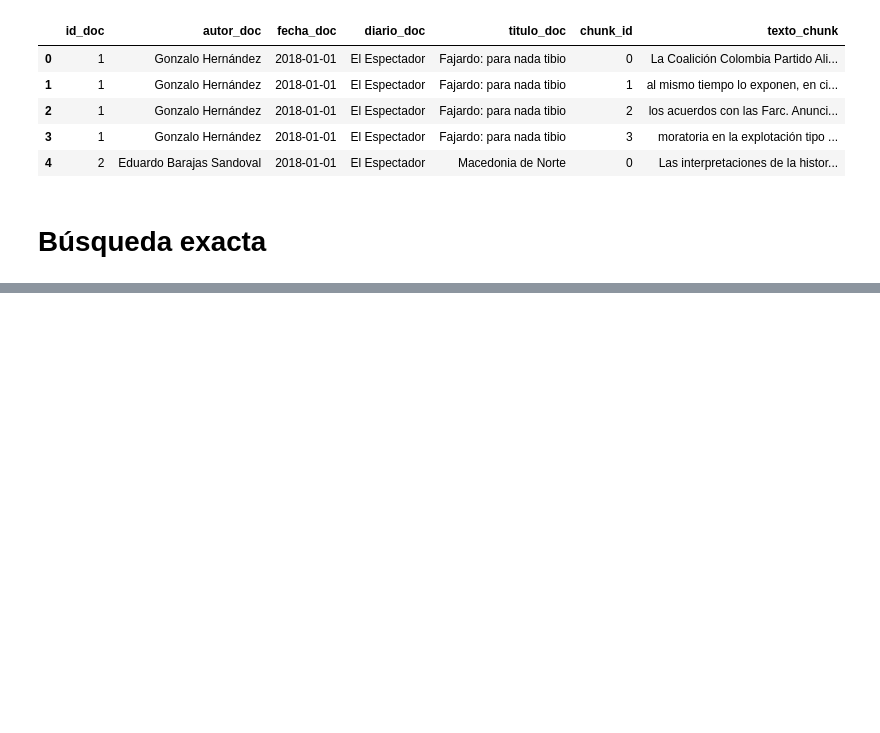
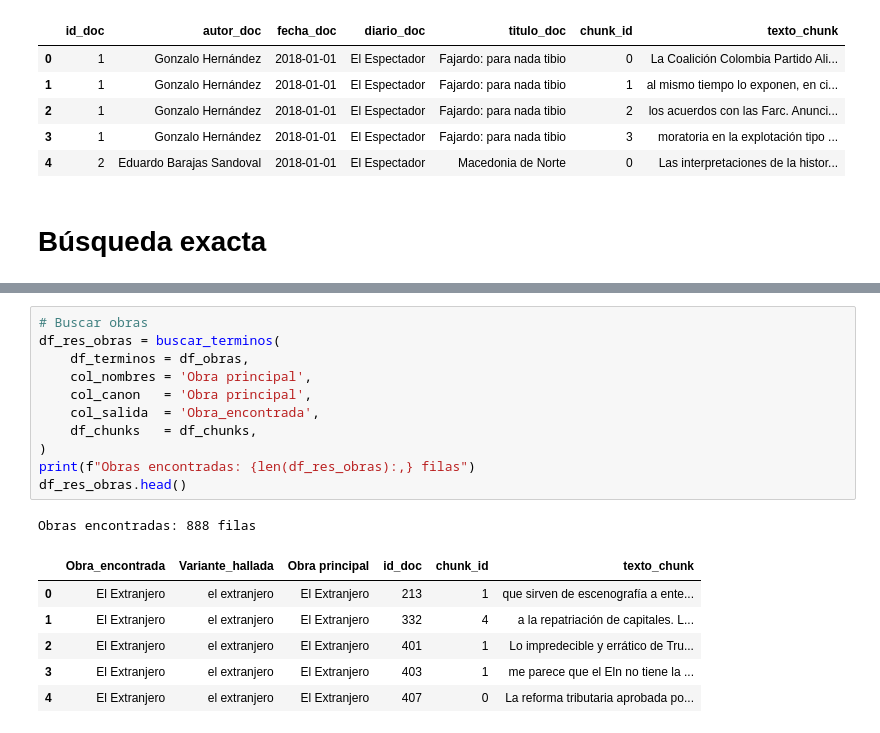
Before and after one commit to BMSS-EAFIT-Projects/HumanidadesDigitales, a Jupyter notebook: notebooks/12_busqueda_lugares_personajes.ipynb, the cells around one changed output, grey strips where cells are left out. Drawn from its saved outputs; the diff is of its cells as text; blank space fills up the shorter version.

```diff
--- a/notebooks/12_busqueda_lugares_personajes.ipynb
+++ b/notebooks/12_busqueda_lugares_personajes.ipynb
@@ -269,0 +216,19 @@ print("✅ Excel guardado en ../data/processed/coincidencias_literarias.xlsx")
+# %%
+# Buscar obras
+df_res_obras = buscar_terminos(
+    df_terminos = df_obras,
+    col_nombres = 'Obra principal',
+    col_canon   = 'Obra principal',
+    col_salida  = 'Obra_encontrada',
+    df_chunks   = df_chunks,
+)
+print(f"Obras encontradas: {len(df_res_obras):,} filas")
+df_res_obras.head()
+# %% [output]
+Obras encontradas: 888 filas
+|  | Obra_encontrada | Variante_hallada | Obra principal | id_doc | chunk_id | texto_chunk |
+| 0 | El Extranjero | el extranjero | El Extranjero | 213 | 1 | que sirven de escenografía a ente... |
+| 1 | El Extranjero | el extranjero | El Extranjero | 332 | 4 | a la repatriación de capitales. L... |
+| 2 | El Extranjero | el extranjero | El Extranjero | 401 | 1 | Lo impredecible y errático de Tru... |
+| 3 | El Extranjero | el extranjero | El Extranjero | 403 | 1 | me parece que el Eln no tiene la ... |
+| 4 | El Extranjero | el extranjero | El Extranjero | 407 | 0 | La reforma tributaria aprobada po... |
```
Also changed, not shown: parts of 13 cells of this notebook, 20 other files.
